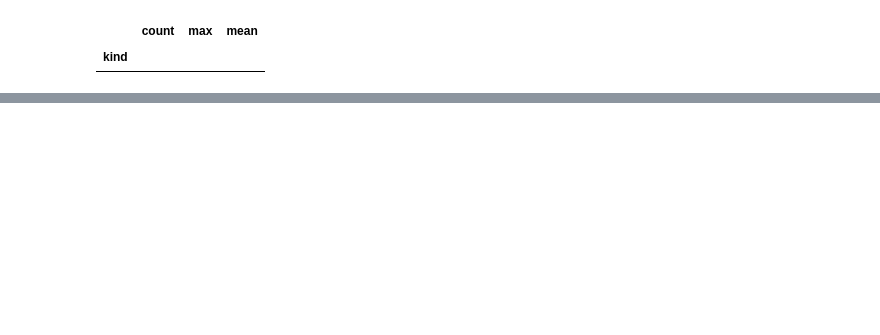
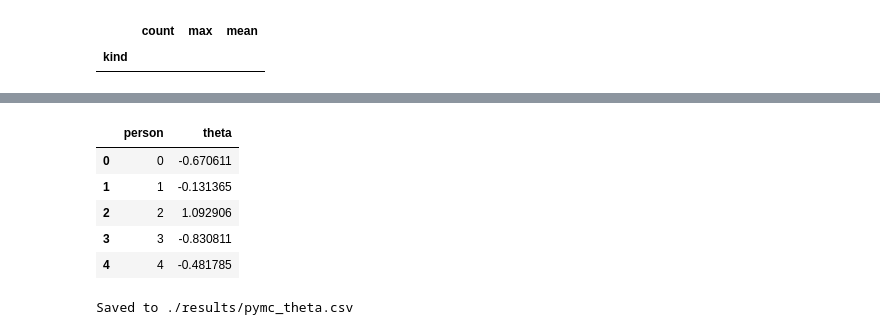
Before and after one commit to nigimitama/grm-pymc-mirt, a Jupyter notebook: rwas-pymc.ipynb, the cells around one changed output, grey strips where cells are left out. Cells and saved outputs as stored; diff of their text form; code cells hidden in the pictures; blank space fills up the shorter version.

Commit message:
saving theta

```diff
--- a/rwas-pymc.ipynb
+++ b/rwas-pymc.ipynb
@@ -243 +248,17 @@ if not use_subsample:
 Saved to ./results/pymc_params.csv
+# %%
+theta_mean = idata_pymc.posterior["theta"].mean(dim=["chain", "draw"]).values  # (N,)
+theta_df = pd.DataFrame({"person": np.arange(N), "theta": theta_mean})
+display(theta_df.head())
+
+if not use_subsample:
+    theta_df.to_csv("./results/pymc_theta.csv", index=False)
+    print("Saved to ./results/pymc_theta.csv")
+# %% [output]
+|  | person | theta |
+| 0 | 0 | -0.670611 |
+| 1 | 1 | -0.131365 |
+| 2 | 2 | 1.092906 |
+| 3 | 3 | -0.830811 |
+| 4 | 4 | -0.481785 |
+Saved to ./results/pymc_theta.csv
```
Also changed, not shown: parts of 3 cells of this notebook, 3 other files.
